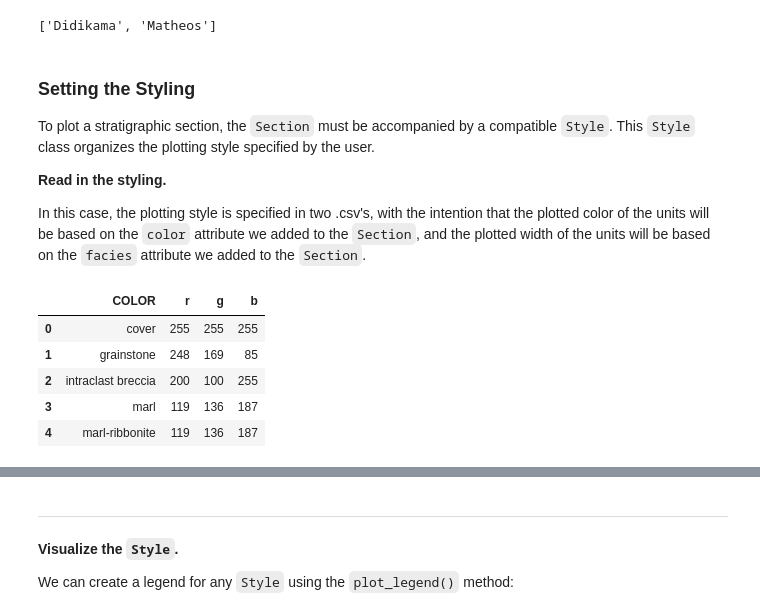
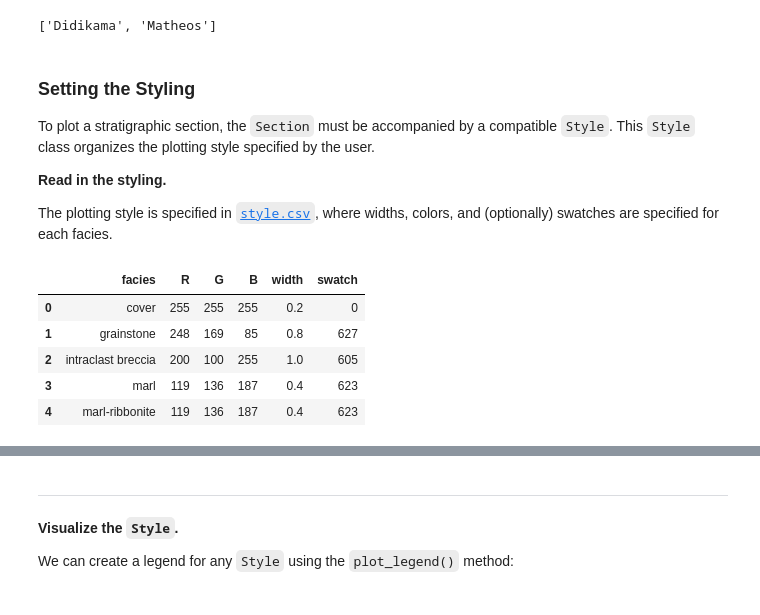
Before and after one commit to yuempark/pystrat, a Jupyter notebook: pystrat-tutorial.ipynb, the cells around one changed output, grey strips where cells are left out. Cells and saved outputs as stored; diff of their text form; code cells hidden in the pictures.

```diff
--- a/pystrat-tutorial.ipynb
+++ b/pystrat-tutorial.ipynb
@@ -305,14 +311,14 @@ To plot a stratigraphic section, the `Section` must be accompanied by a compatib
 
 **Read in the styling.**
 
-In this case, the plotting style is specified in two .csv's, with the intention that the plotted color of the units will be based on the `color` attribute we added to the `Section`, and the plotted width of the units will be based on the `facies` attribute we added to the `Section`.
+The plotting style is specified in [`style.csv`](example-data/style.csv), where widths, colors, and (optionally) swatches are specified for each facies.
 # %%
-color_style = pd.read_csv('example-data/color-style.csv')
-color_style.head()
+style_df = pd.read_csv('example-data/style.csv')
+style_df.head()
 # %% [output]
-|  | COLOR | r | g | b |
-| 0 | cover | 255 | 255 | 255 |
-| 1 | grainstone | 248 | 169 | 85 |
-| 2 | intraclast breccia | 200 | 100 | 255 |
-| 3 | marl | 119 | 136 | 187 |
-| 4 | marl-ribbonite | 119 | 136 | 187 |
+|  | facies | R | G | B | width | swatch |
+| 0 | cover | 255 | 255 | 255 | 0.2 | 0 |
+| 1 | grainstone | 248 | 169 | 85 | 0.8 | 627 |
+| 2 | intraclast breccia | 200 | 100 | 255 | 1.0 | 605 |
+| 3 | marl | 119 | 136 | 187 | 0.4 | 623 |
+| 4 | marl-ribbonite | 119 | 136 | 187 | 0.4 | 623 |
```
Also changed, not shown: parts of 29 cells of this notebook, 10 other files.
